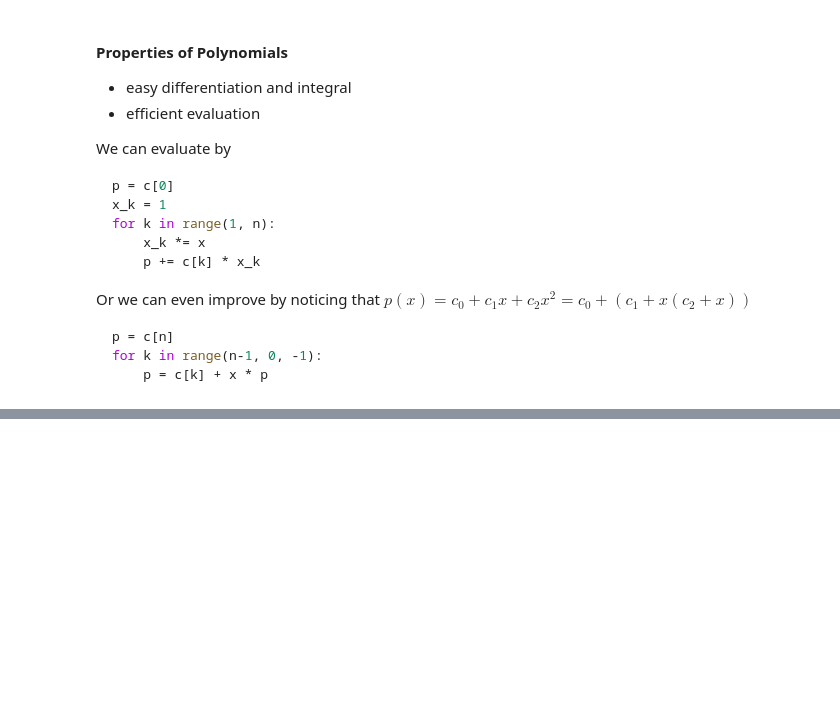
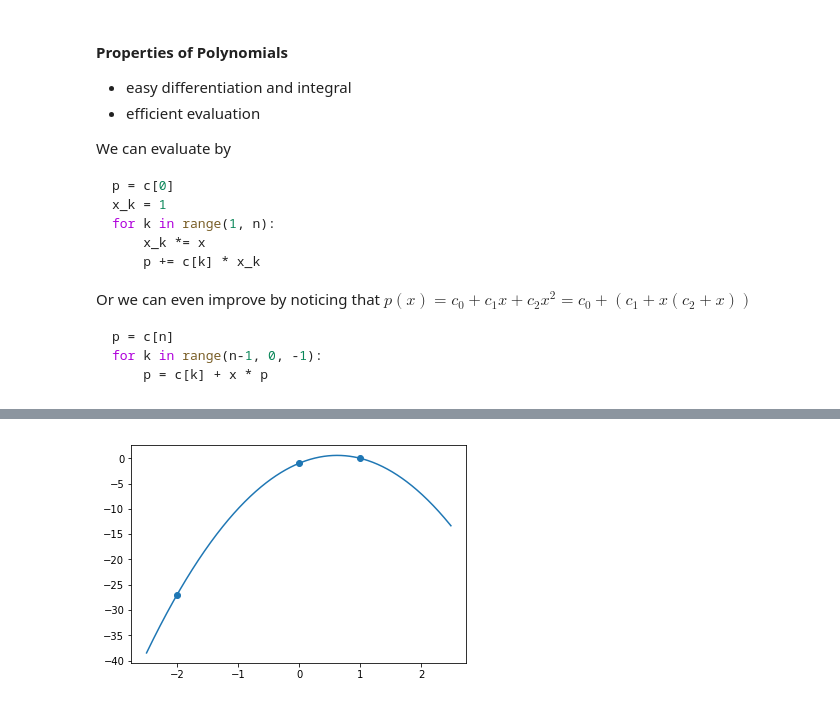
Before and after one commit to lihd1003/19W-Course-Material, a Jupyter notebook: CSC336 Numerical Methods/Interpolations.ipynb, the cells around one changed output, grey strips where cells are left out. Cells and saved outputs as stored; diff of their text form; code cells hidden in the pictures; blank space fills up the shorter version.

```diff
--- a/CSC336 Numerical Methods/Interpolations.ipynb
+++ b/CSC336 Numerical Methods/Interpolations.ipynb
@@ -98,0 +111,22 @@ Then $p(x) = \sum_{j=1}^n l_j(x)y_j$
+# %%
+def indicator(x, j, x_array):
+    prod = 1
+    for i in range(len(x_array)):
+        if i != j:
+            prod *= ((x - x_array[i]) / (x_array[j] - x_array[i]))
+    return prod
+
+def p_lagrange(x, x_array, y_array):
+    ret = 0
+    for i in range(len(x_array)):
+        ret += indicator(x, i, x_array) * y_array[i]
+    return ret
+
+yl = []
+for e in xl:
+    yl.append(p_lagrange(e, x, y))
+
+plt.plot(xl, yl);
+plt.scatter(x, y);
+# %% [output]
+[figure, added]
```
Also changed, not shown: parts of 15 cells of this notebook, 1 other file.
